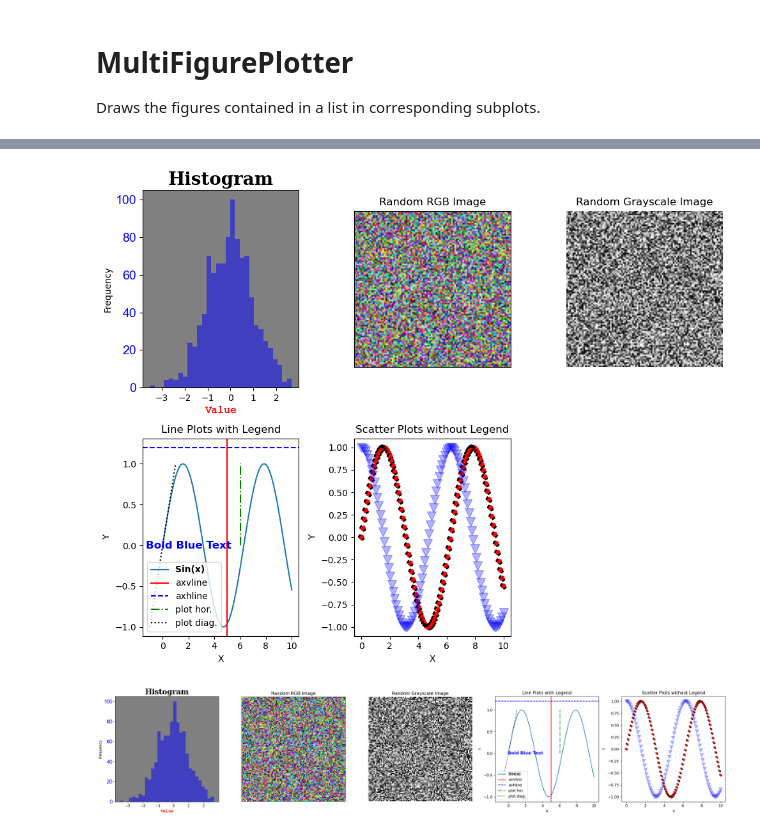
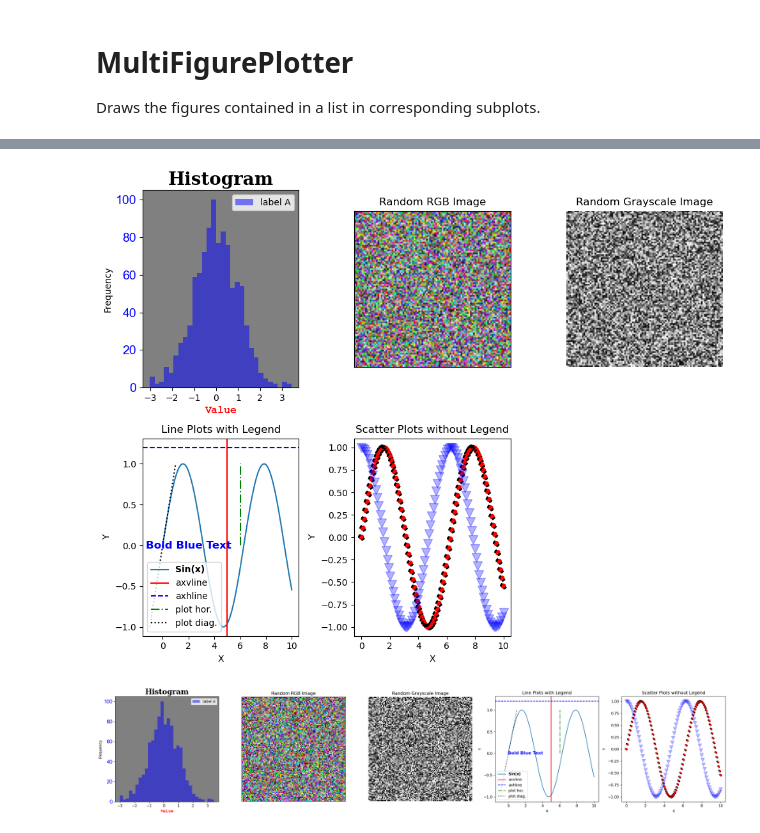
Before and after one commit to berni-lehner/hyperpyper, a Jupyter notebook: MultiFigurePlotter_demo.ipynb, the cells around one changed output, grey strips where cells are left out. Cells and saved outputs as stored; diff of their text form; code cells hidden in the pictures.

```diff
--- a/MultiFigurePlotter_demo.ipynb
+++ b/MultiFigurePlotter_demo.ipynb
@@ -16,11 +16,12 @@ def generate_figures():
     # Figure 1: Histogram
     fig1 = plt.figure()
     data = np.random.normal(loc=0, scale=1, size=1000)
-    plt.hist(data, bins=30, color='blue', alpha=0.5)
+    plt.hist(data, bins=30, color='blue', alpha=0.5, label="label A")
     plt.title("Histogram", fontsize=20, fontweight='bold', fontfamily='serif')
     plt.xlabel("Value", fontsize=12, fontweight='bold', color='red', fontfamily='Courier New')
     plt.ylabel("Frequency")
     plt.gca().set_yticklabels(plt.gca().get_yticklabels(), fontsize=14, color='blue', fontfamily='Arial')
+    plt.legend()
     # Set figure background color
     fig1.get_axes()[0].set_facecolor('gray')
     figures.append(fig1)
@@ -83,13 +84,13 @@ set_ticklabels() should only be used with a fixed number of ticks, i.e. after se
 [figure]
 [figure]
 # %%
-multifig = MultiFigurePlotter(generated_figures[:], figsize=(10,8)).plot()
+multifig = MultiFigurePlotter(generated_figures, figsize=(10,8)).plot()
 # %% [output]
-[figure, old version]
+[figure, new version]
 # %%
 multifig = MultiFigurePlotter(generated_figures, figsize=(24,5), layout='vector').plot()
 # %% [output]
-[figure, old version]
+[figure, new version]
 # %%
 multifig = MultiFigurePlotter(generated_figures, figsize=(6,14), layout='vector', rotate=True).plot()
 # %% [output]
```
Also changed, not shown: parts of 3 cells of this notebook.
